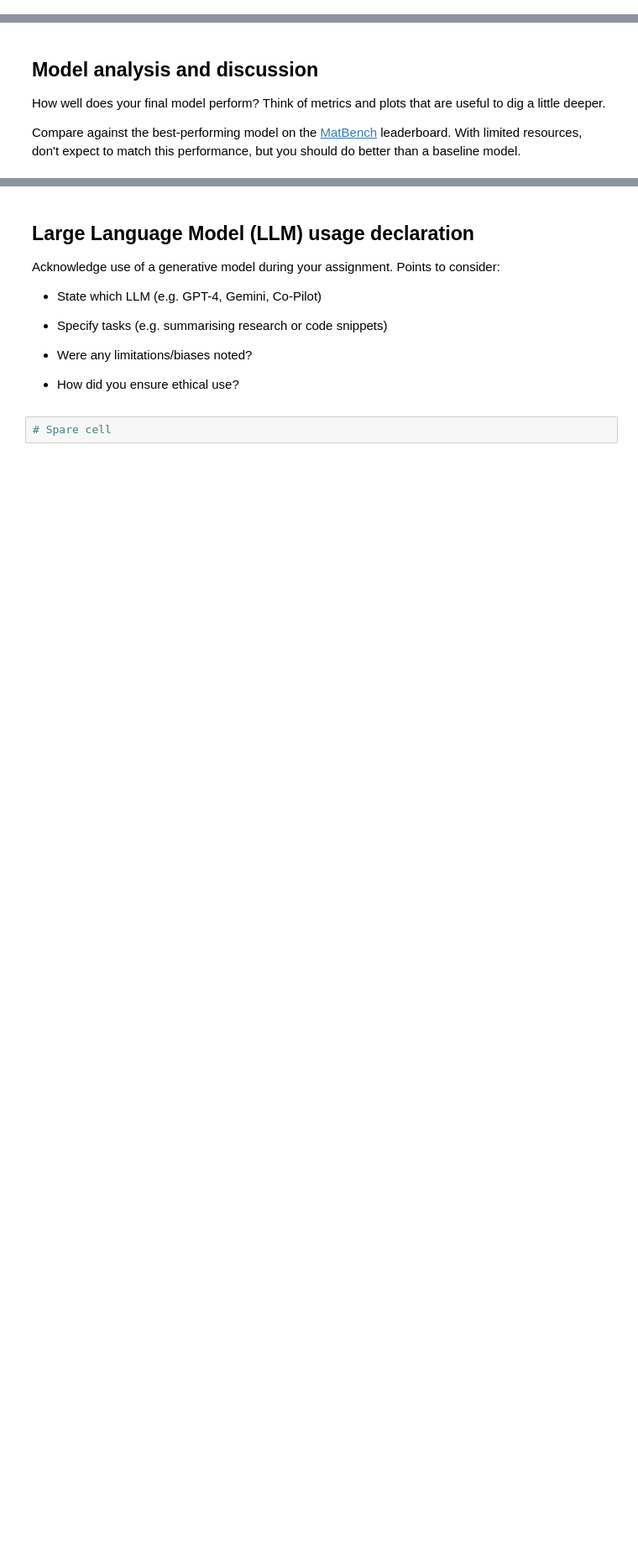
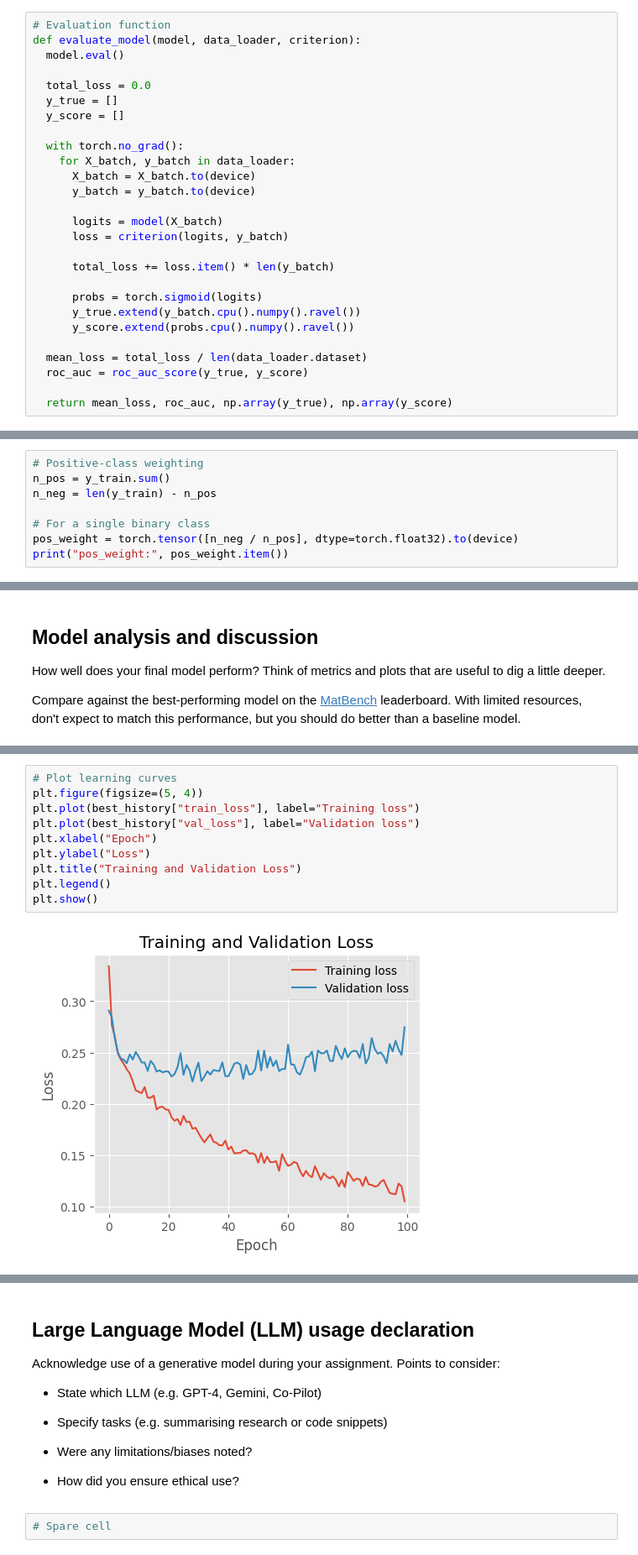
Before and after one commit to PhyTorch/Lecture, a Jupyter notebook: Research_Challenge.ipynb, the cells around one changed output, grey strips where cells are left out. Shown at 84% size. Saved outputs shown, nothing was run; the diff lists cells and outputs as text; blank space fills up the shorter version.

```diff
--- a/Research_Challenge.ipynb
+++ b/Research_Challenge.ipynb
@@ -332,0 +357,27 @@ Using device: cpu
+# %%
+# Evaluation function
+def evaluate_model(model, data_loader, criterion):
+  model.eval()
+
+  total_loss = 0.0
+  y_true = []
+  y_score = []
+
+  with torch.no_grad():
+    for X_batch, y_batch in data_loader:
+      X_batch = X_batch.to(device)
+      y_batch = y_batch.to(device)
+
+      logits = model(X_batch)
+      loss = criterion(logits, y_batch)
+
+      total_loss += loss.item() * len(y_batch)
+
+      probs = torch.sigmoid(logits)
+      y_true.extend(y_batch.cpu().numpy().ravel())
+      y_score.extend(probs.cpu().numpy().ravel())
+
+  mean_loss = total_loss / len(data_loader.dataset)
+  roc_auc = roc_auc_score(y_true, y_score)
+
+  return mean_loss, roc_auc, np.array(y_true), np.array(y_score)
@@ -332,0 +434,8 @@ Using device: cpu
+# %%
+# Positive-class weighting
+n_pos = y_train.sum()
+n_neg = len(y_train) - n_pos
+
+# For a single binary class
+pos_weight = torch.tensor([n_neg / n_pos], dtype=torch.float32).to(device)
+print("pos_weight:", pos_weight.item())
@@ -365,0 +589,12 @@ Compare against the best-performing model on the [MatBench](https://matbench.mat
+# %%
+# Plot learning curves
+plt.figure(figsize=(5, 4))
+plt.plot(best_history["train_loss"], label="Training loss")
+plt.plot(best_history["val_loss"], label="Validation loss")
+plt.xlabel("Epoch")
+plt.ylabel("Loss")
+plt.title("Training and Validation Loss")
+plt.legend()
+plt.show()
+# %% [output]
+[figure, added]
```
Also changed, not shown: parts of 13 cells of this notebook.
